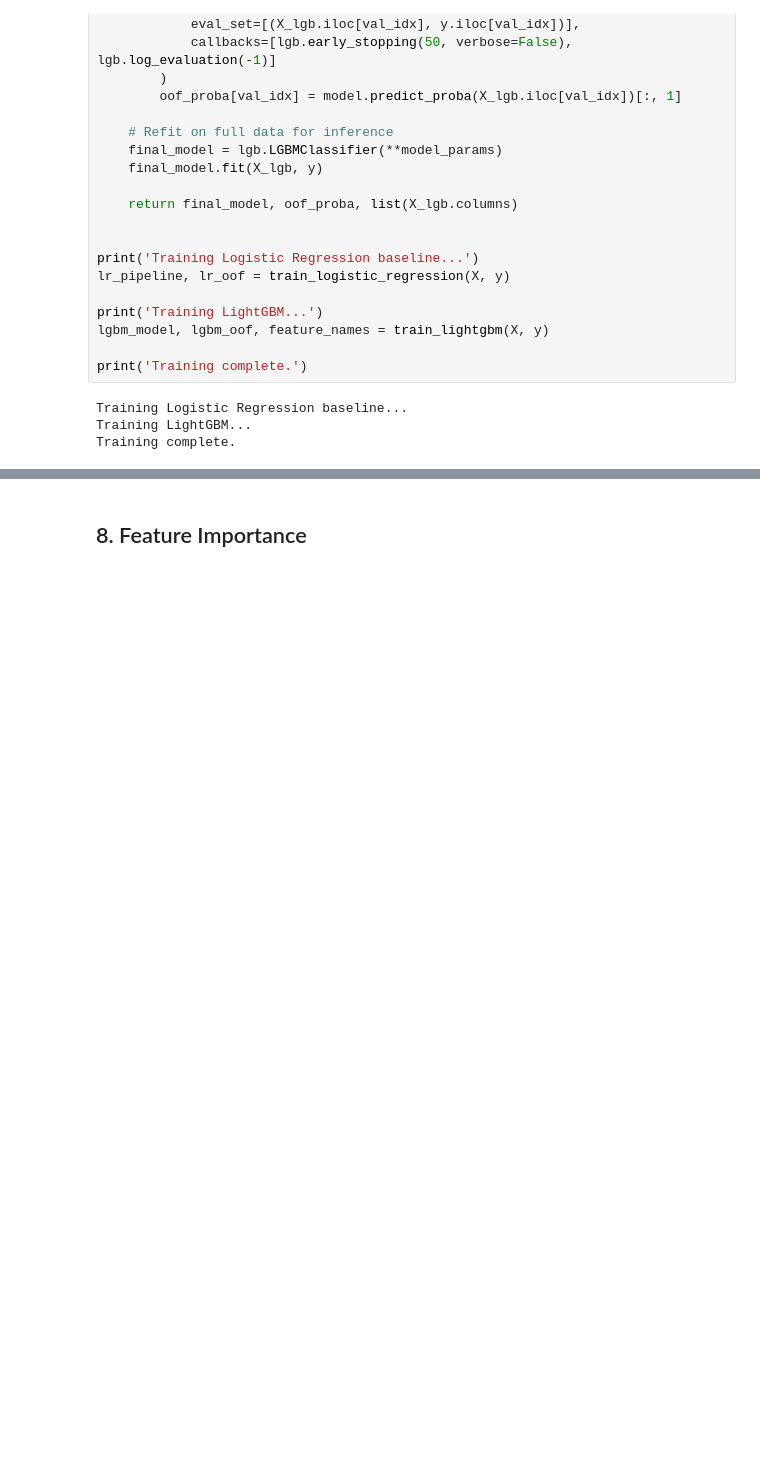
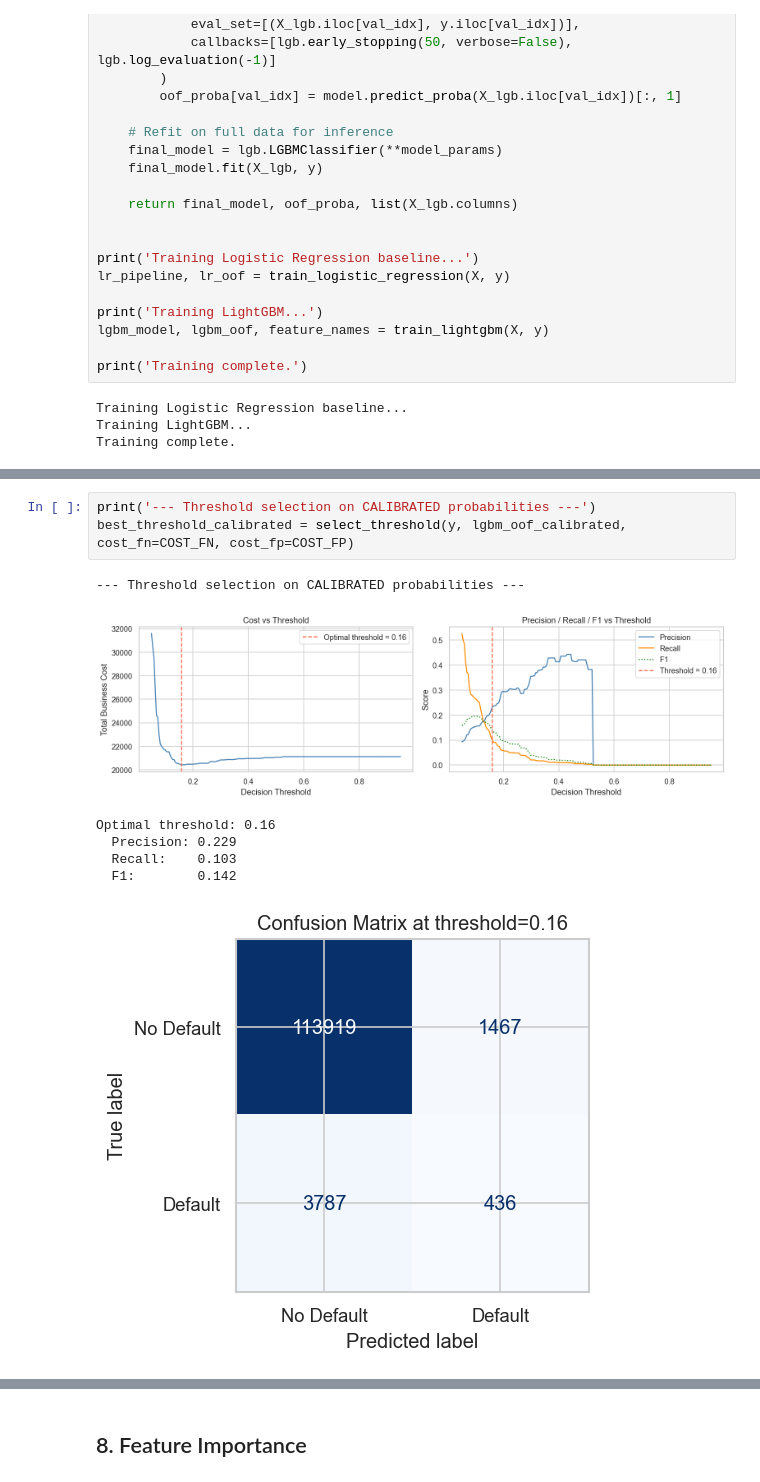
Before and after one commit to jthaller/data_scientist_assesment, a Jupyter notebook: risk_model/clair_risk_model.ipynb, the cells around one changed output, grey strips where cells are left out. Saved outputs shown, nothing was run; the diff lists cells and outputs as text; blank space fills up the shorter version.

```diff
--- a/risk_model/clair_risk_model.ipynb
+++ b/risk_model/clair_risk_model.ipynb
@@ -693,0 +1029,11 @@ Optimal threshold: 0.81
+# %%
+print('--- Threshold selection on CALIBRATED probabilities ---')
+best_threshold_calibrated = select_threshold(y, lgbm_oof_calibrated, cost_fn=COST_FN, cost_fp=COST_FP)
+# %% [output]
+--- Threshold selection on CALIBRATED probabilities ---
+[figure, added]
+Optimal threshold: 0.16
+  Precision: 0.229
+  Recall:    0.103
+  F1:        0.142
+[figure, added]
```
Also changed, not shown: parts of 33 cells of this notebook.
